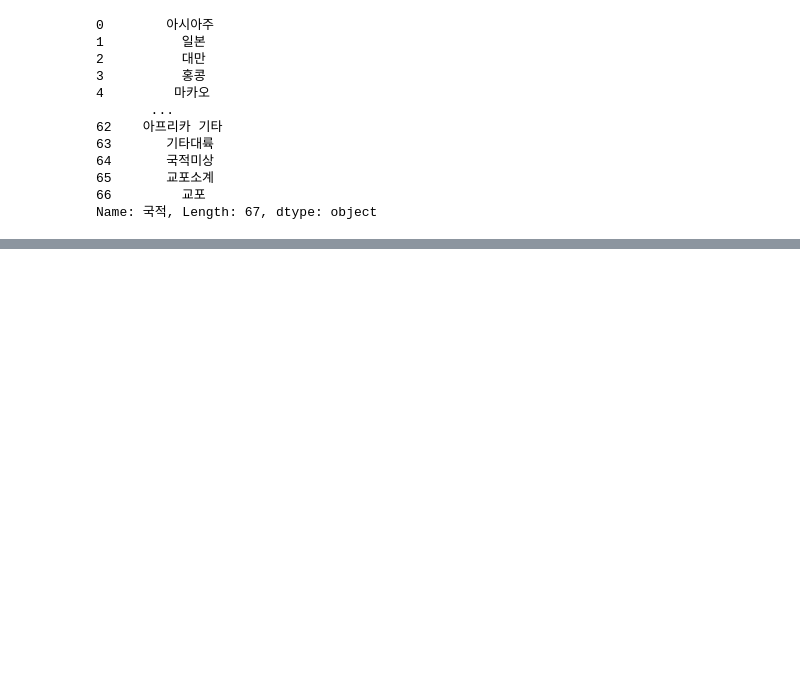
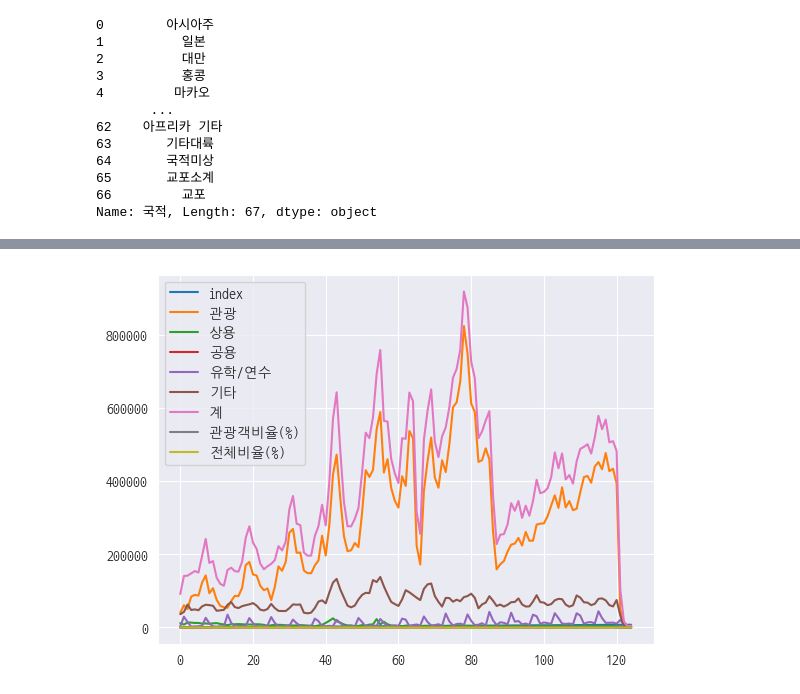
Before and after one commit to devuoon/bigdata-analysis-2024, a Jupyter notebook: day03/da09_코로나바이러스영향_중국인관광객수_감소분석.ipynb, the cells around one changed output, grey strips where cells are left out. Cells and saved outputs as stored; diff of their text form; code cells hidden in the pictures; blank space fills up the shorter version.

```diff
--- a/day03/da09_코로나바이러스영향_중국인관광객수_감소분석.ipynb
+++ b/day03/da09_코로나바이러스영향_중국인관광객수_감소분석.ipynb
@@ -176,0 +606,6 @@ Name: 국적, Length: 67, dtype: object
+# %%
+## 판다스 DF 을 자동으로 차트로 만들어주는 것
+df_china.plot()
+plt.show()
+# %% [output]
+[figure, added]
```
Also changed, not shown: parts of 52 cells of this notebook, 7 other files.
